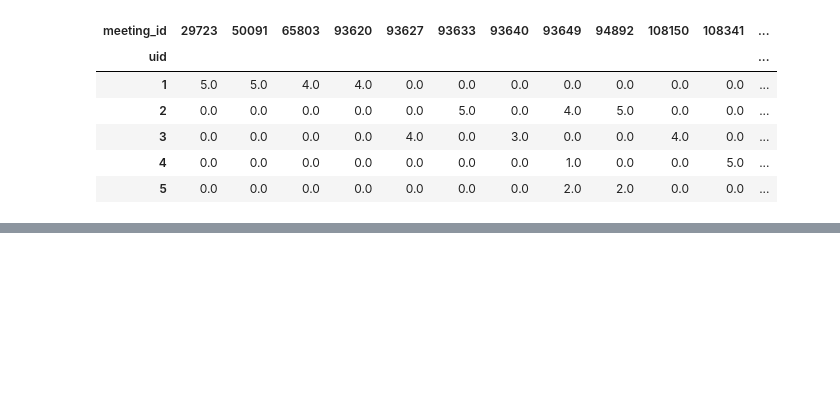
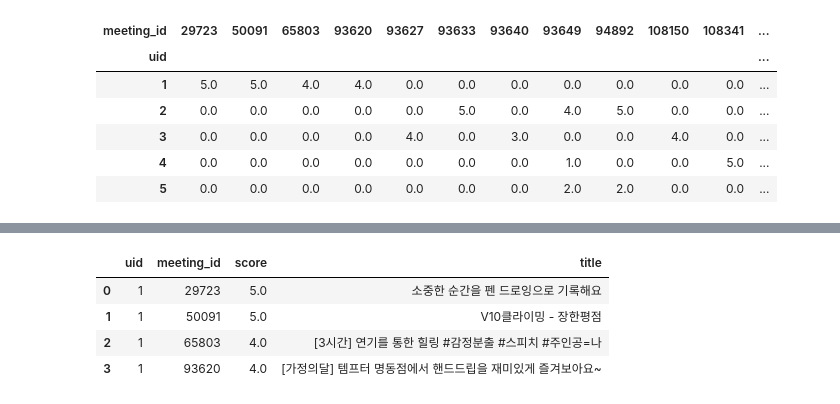
Before and after one commit to sht3898/wiselife, a Jupyter notebook: Data/recommend.ipynb, the cells around one changed output, grey strips where cells are left out. Saved outputs shown, nothing was run; the diff lists cells and outputs as text; code cells hidden in the pictures; blank space fills up the shorter version.

```diff
--- a/Data/recommend.ipynb
+++ b/Data/recommend.ipynb
@@ -362,0 +431,8 @@ AttributeError: 'DataFrame' object has no attribute 'as_matrix'
+# %%
+already_rated
+# %% [output]
+|  | uid | meeting_id | score | title |
+| 0 | 1 | 29723 | 5.0 | 소중한 순간을 펜 드로잉으로 기록해요 |
+| 1 | 1 | 50091 | 5.0 | V10클라이밍 - 장한평점 |
+| 2 | 1 | 65803 | 4.0 | [3시간] 연기를 통한 힐링 #감정분출 #스피치 #주인공=나 |
+| 3 | 1 | 93620 | 4.0 | [가정의달] 템프터 명동점에서 핸드드립을 재미있게 즐겨보아요~ |
```
Also changed, not shown: parts of 14 cells of this notebook, 2 other files.
